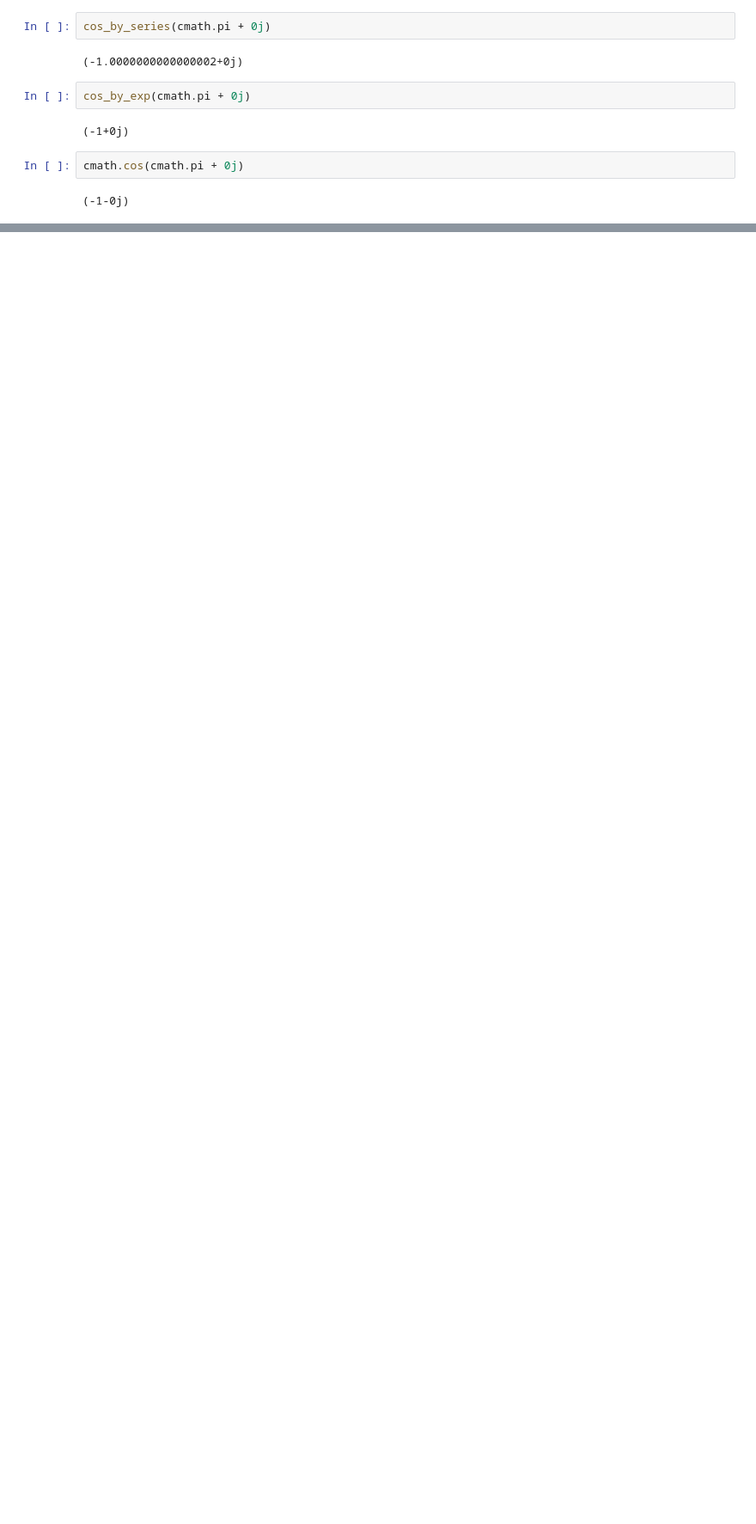
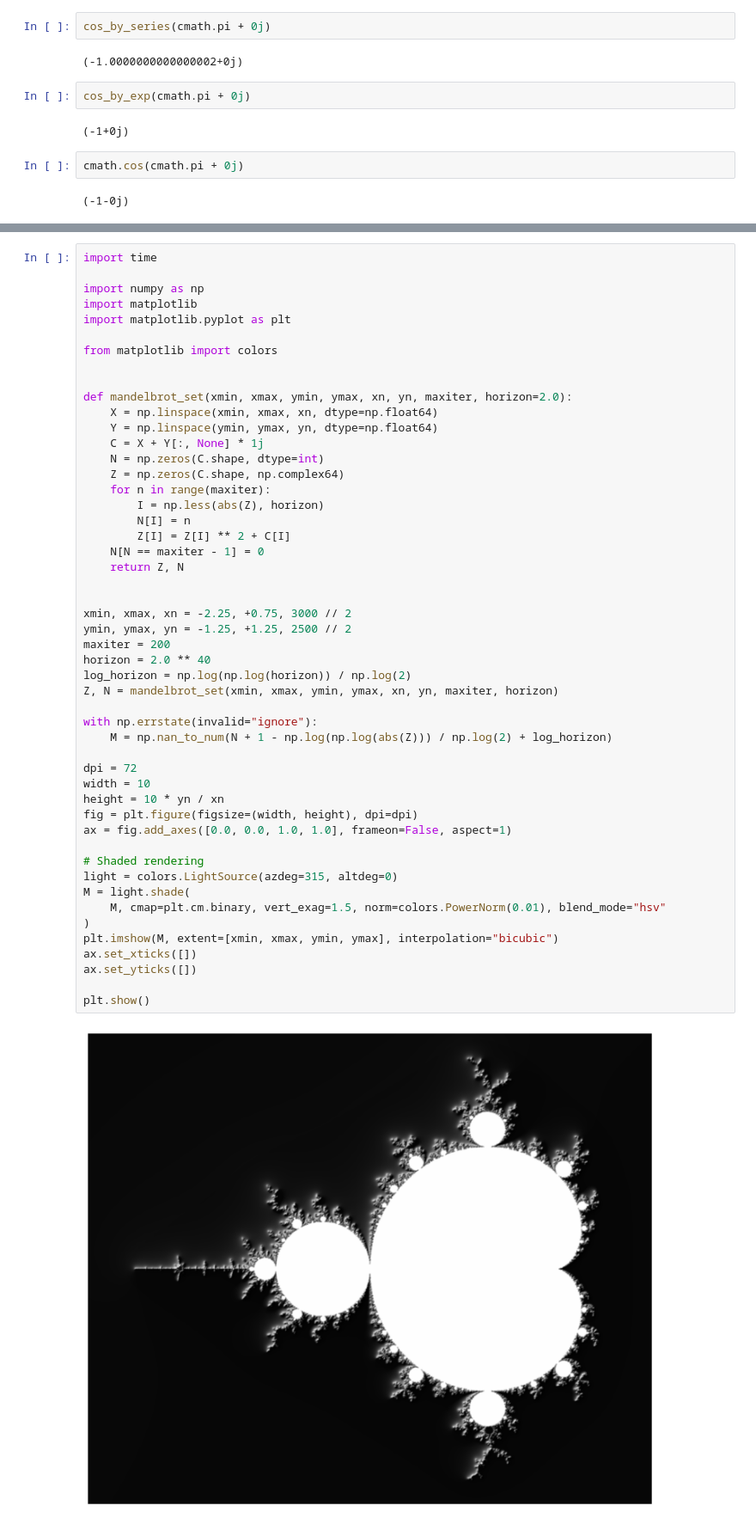
Before and after one commit to HayaoSuzuki/PyCon-mini-Shizuoka-2020, a Jupyter notebook: 20200229complex_numbers.ipynb, the cells around one changed output, grey strips where cells are left out. Shown at 86% size. Saved outputs shown, nothing was run; the diff lists cells and outputs as text; blank space fills up the shorter version.

Commit message:
Mandelbrot集合の記述を追加
cmathを使っていない（！）ので、軽く触れる程度でいいかな。

```diff
--- a/20200229complex_numbers.ipynb
+++ b/20200229complex_numbers.ipynb
@@ -106,0 +69,52 @@ plt.plot(xs, ys, ".", color="k")
+# %%
+import time
+
+import numpy as np
+import matplotlib
+import matplotlib.pyplot as plt
+
+from matplotlib import colors
+
+
+def mandelbrot_set(xmin, xmax, ymin, ymax, xn, yn, maxiter, horizon=2.0):
+    X = np.linspace(xmin, xmax, xn, dtype=np.float64)
+    Y = np.linspace(ymin, ymax, yn, dtype=np.float64)
+    C = X + Y[:, None] * 1j
+    N = np.zeros(C.shape, dtype=int)
+    Z = np.zeros(C.shape, np.complex64)
+    for n in range(maxiter):
+        I = np.less(abs(Z), horizon)
+        N[I] = n
+        Z[I] = Z[I] ** 2 + C[I]
+    N[N == maxiter - 1] = 0
+    return Z, N
+
+
+xmin, xmax, xn = -2.25, +0.75, 3000 // 2
+ymin, ymax, yn = -1.25, +1.25, 2500 // 2
+maxiter = 200
+horizon = 2.0 ** 40
+log_horizon = np.log(np.log(horizon)) / np.log(2)
+Z, N = mandelbrot_set(xmin, xmax, ymin, ymax, xn, yn, maxiter, horizon)
+
+with np.errstate(invalid="ignore"):
+    M = np.nan_to_num(N + 1 - np.log(np.log(abs(Z))) / np.log(2) + log_horizon)
+
+dpi = 72
+width = 10
+height = 10 * yn / xn
+fig = plt.figure(figsize=(width, height), dpi=dpi)
+ax = fig.add_axes([0.0, 0.0, 1.0, 1.0], frameon=False, aspect=1)
+
+# Shaded rendering
+light = colors.LightSource(azdeg=315, altdeg=0)
+M = light.shade(
+    M, cmap=plt.cm.binary, vert_exag=1.5, norm=colors.PowerNorm(0.01), blend_mode="hsv"
+)
+plt.imshow(M, extent=[xmin, xmax, ymin, ymax], interpolation="bicubic")
+ax.set_xticks([])
+ax.set_yticks([])
+
+plt.show()
+# %% [output]
+[figure, added]
```
Also changed, not shown: parts of 2 cells of this notebook, 3 other files.
